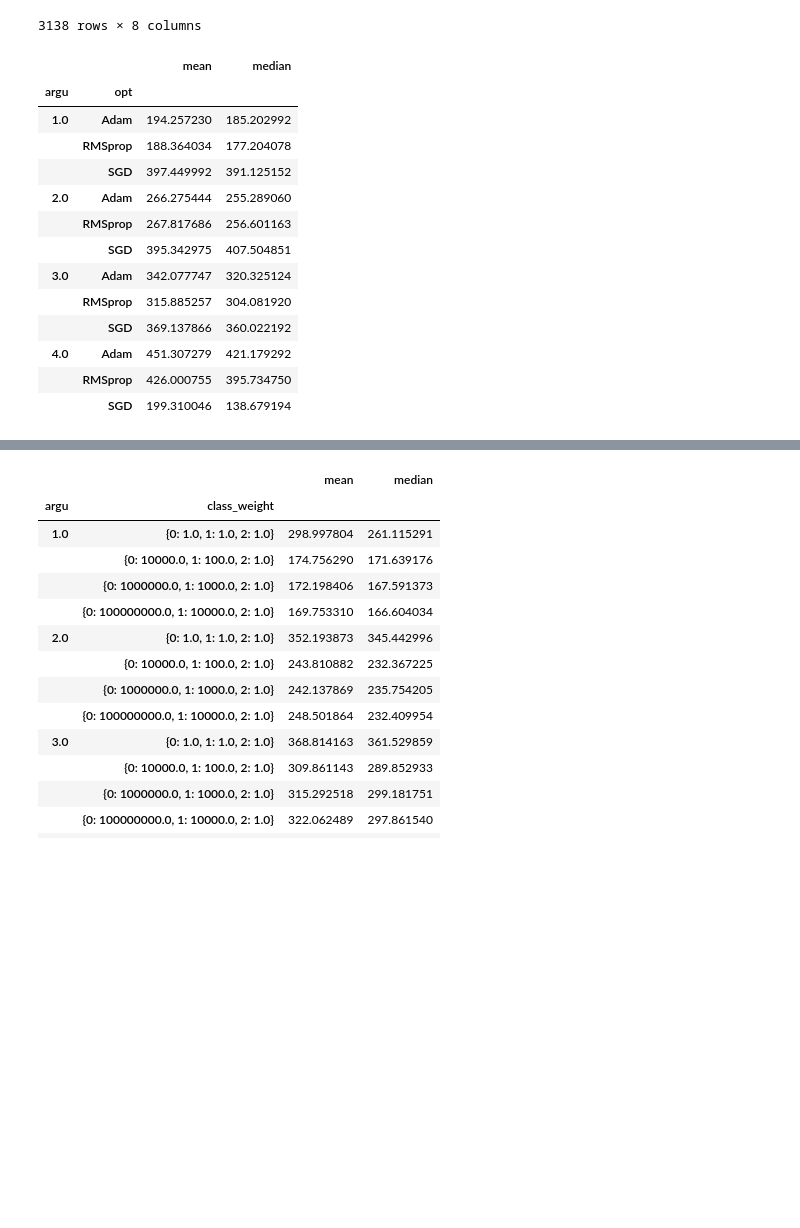
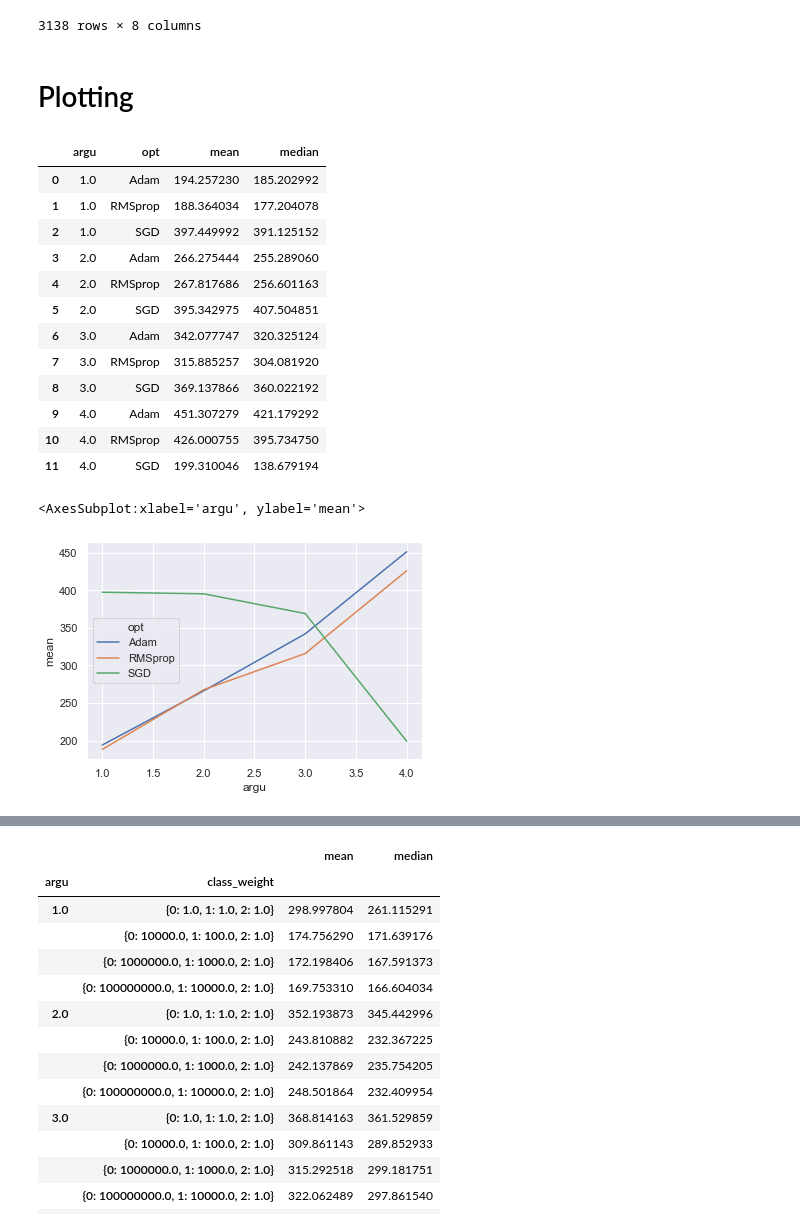
Before and after one commit to zuyeyang/Stanford_Battery_Project, a Jupyter notebook: Final_Project_AWS_Version/B_final_note.ipynb, the cells around one changed output, grey strips where cells are left out. Drawn from its saved outputs; the diff is of its cells as text; code cells hidden in the pictures; blank space fills up the shorter version.

```diff
--- a/Final_Project_AWS_Version/B_final_note.ipynb
+++ b/Final_Project_AWS_Version/B_final_note.ipynb
@@ -49,20 +43,32 @@ result_all_selected
 | 4318 | 4318 | 4.0 | mae | {0: 100000000.0, 1: 10000.0, 2: 1.0} | [90, 70] | RMSprop | 200.0 | 395.259875 |
 | 4319 | 4319 | 4.0 | mae | {0: 100000000.0, 1: 10000.0, 2: 1.0} | [90, 70] | RMSprop | 300.0 | 279.117762 |
 3138 rows × 8 columns
-# %%
-result_all_selected.groupby(['argu','opt'])['error'].aggregate([np.mean,np.median])
-# %% [output]
-|  |  | mean | median |
-| argu | opt |  |  |
-| 1.0 | Adam | 194.257230 | 185.202992 |
-|  | RMSprop | 188.364034 | 177.204078 |
-|  | SGD | 397.449992 | 391.125152 |
-| 2.0 | Adam | 266.275444 | 255.289060 |
-|  | RMSprop | 267.817686 | 256.601163 |
-|  | SGD | 395.342975 | 407.504851 |
-| 3.0 | Adam | 342.077747 | 320.325124 |
-|  | RMSprop | 315.885257 | 304.081920 |
-|  | SGD | 369.137866 | 360.022192 |
-| 4.0 | Adam | 451.307279 | 421.179292 |
-|  | RMSprop | 426.000755 | 395.734750 |
-|  | SGD | 199.310046 | 138.679194 |
+# %% [markdown]
+# Plotting
+# %%
+import seaborn as sns
+sns.set_theme(style="darkgrid")
+#group by argu + opt and show the mean or median or the error
+argu_opt = result_all_selected.groupby(['argu','opt'])['error'].aggregate([np.mean,np.median]).reset_index()
+
+display(argu_opt)
+# Plot the responses for different events and regions
+sns.lineplot(x="argu", y="mean",
+             hue="opt",
+             data=argu_opt)
+# %% [output]
+|  | argu | opt | mean | median |
+| 0 | 1.0 | Adam | 194.257230 | 185.202992 |
+| 1 | 1.0 | RMSprop | 188.364034 | 177.204078 |
+| 2 | 1.0 | SGD | 397.449992 | 391.125152 |
+| 3 | 2.0 | Adam | 266.275444 | 255.289060 |
+| 4 | 2.0 | RMSprop | 267.817686 | 256.601163 |
+| 5 | 2.0 | SGD | 395.342975 | 407.504851 |
+| 6 | 3.0 | Adam | 342.077747 | 320.325124 |
+| 7 | 3.0 | RMSprop | 315.885257 | 304.081920 |
+| 8 | 3.0 | SGD | 369.137866 | 360.022192 |
+| 9 | 4.0 | Adam | 451.307279 | 421.179292 |
+| 10 | 4.0 | RMSprop | 426.000755 | 395.734750 |
+| 11 | 4.0 | SGD | 199.310046 | 138.679194 |
+<AxesSubplot:xlabel='argu', ylabel='mean'>
+[figure, added]
```
Also changed, not shown: parts of 6 cells of this notebook, 27 other files.
